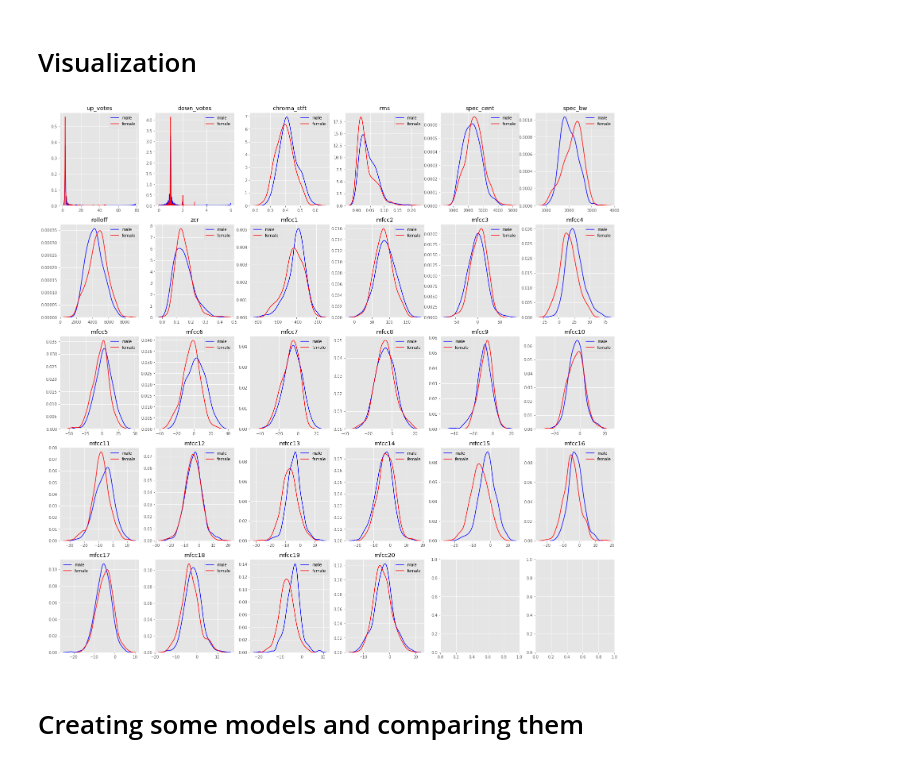
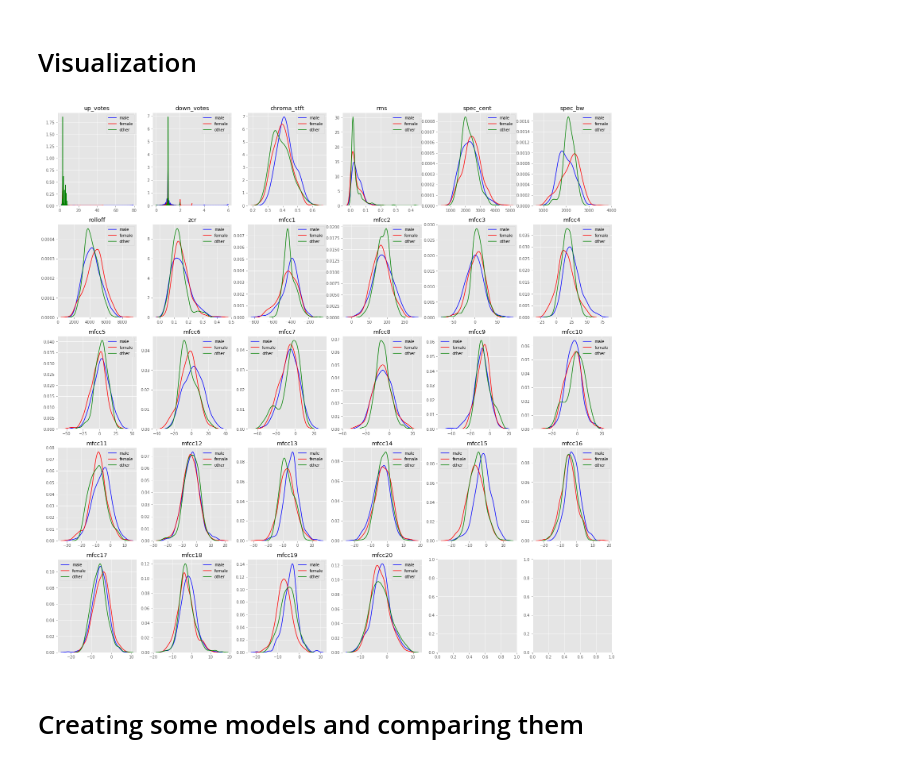
Before and after one commit to Risto-R/IDS-Project, a Jupyter notebook: Notebook.ipynb, the cells around one changed output. Saved outputs shown, nothing was run; the diff lists cells and outputs as text; code cells hidden in the pictures.

```diff
--- a/Notebook.ipynb
+++ b/Notebook.ipynb
@@ -410,22 +415,24 @@ distribution_plotter(data_accent,"accent")
 # %%
 data = data_gender.copy()
 data = data.drop(["path"],axis=1)
 data = data.drop(["age"],axis=1)
 data = data.drop(["accent"],axis=1)
 plt.subplots(5,6,figsize=(25,25))
 male_subset = data.loc[data["gender"] == "male"]
 female_subset = data.loc[data["gender"]=="female"]
+other_subset = data.loc[data["gender"]=="other"]
 data = data.drop(["gender"],axis=1)
 i = 1
 for column in data.columns:
     plt.subplot(5,6,i)
     plt.title(column)
     sns.kdeplot(male_subset[column],color="blue",label="male")
     sns.kdeplot(female_subset[column],color="red",label="female")
+    sns.kdeplot(other_subset[column],color="green",label="other")
     i += 1
 plt.show()
 # %% [output]
-[figure, old version]
+[figure, new version]
 # %% [markdown]
 # Creating some models and comparing them
 # %%
```
Also changed, not shown: parts of 17 cells of this notebook.
